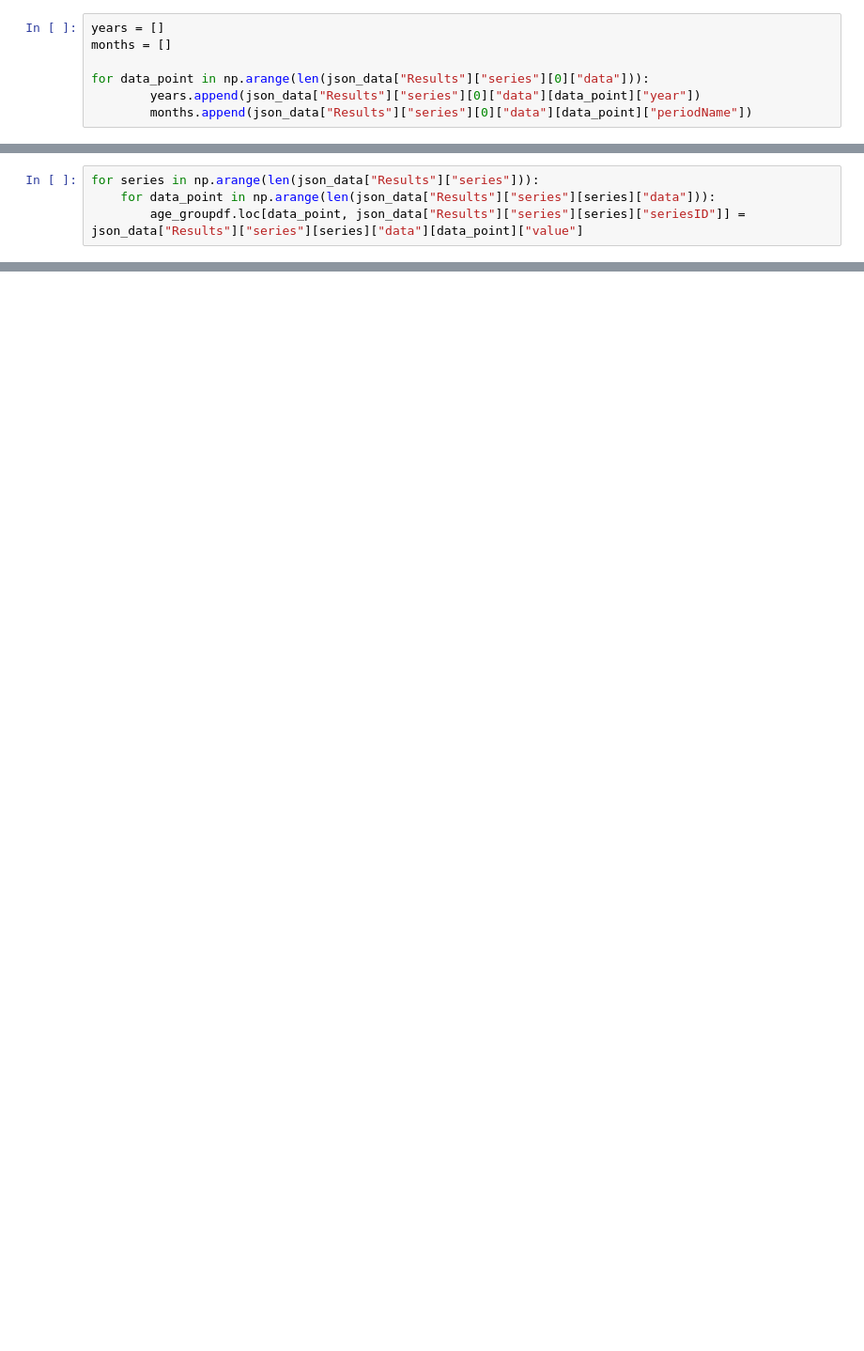
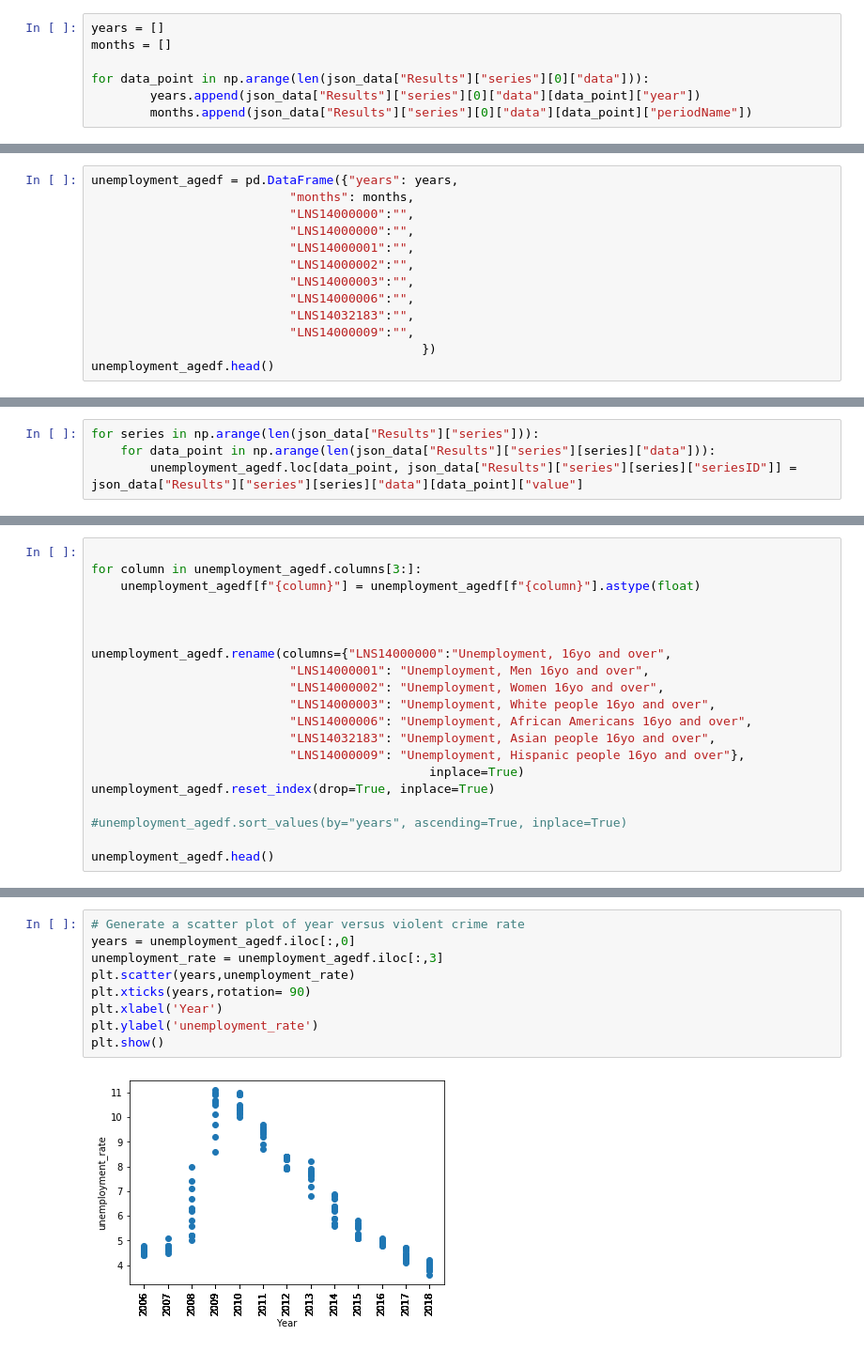
Before and after one commit to jasmine73317/Project-1_Unemployment_data, a Jupyter notebook: Unemployment age group.ipynb, the cells around one changed output, grey strips where cells are left out. Shown at 94% size. Drawn from its saved outputs; the diff is of its cells as text; blank space fills up the shorter version.

```diff
--- a/Unemployment age group.ipynb
+++ b/Unemployment age group.ipynb
@@ -75,0 +53,13 @@ age_groupdf.head()
+# %%
+unemployment_agedf = pd.DataFrame({"years": years,
+                           "months": months,
+                           "LNS14000000":"",
+                           "LNS14000000":"",
+                           "LNS14000001":"",
+                           "LNS14000002":"",
+                           "LNS14000003":"",
+                           "LNS14000006":"",
+                           "LNS14032183":"",
+                           "LNS14000009":"",
+                                             })
+unemployment_agedf.head()
@@ -76,4 +73,4 @@ age_groupdf.head()
 # %%
 for series in np.arange(len(json_data["Results"]["series"])):
     for data_point in np.arange(len(json_data["Results"]["series"][series]["data"])):
-        age_groupdf.loc[data_point, json_data["Results"]["series"][series]["seriesID"]] = json_data["Results"]["series"][series]["data"][data_point]["value"]
+        unemployment_agedf.loc[data_point, json_data["Results"]["series"][series]["seriesID"]] = json_data["Results"]["series"][series]["data"][data_point]["value"]
@@ -115,0 +77,20 @@ SyntaxError: invalid syntax (<ipython-input-22-fa065b149209>, line 1)
+# %%
+
+for column in unemployment_agedf.columns[3:]:
+    unemployment_agedf[f"{column}"] = unemployment_agedf[f"{column}"].astype(float)
+
+
+
+unemployment_agedf.rename(columns={"LNS14000000":"Unemployment, 16yo and over",
+                           "LNS14000001": "Unemployment, Men 16yo and over",
+                           "LNS14000002": "Unemployment, Women 16yo and over",
+                           "LNS14000003": "Unemployment, White people 16yo and over",
+                           "LNS14000006": "Unemployment, African Americans 16yo and over",
+                           "LNS14032183": "Unemployment, Asian people 16yo and over",
+                           "LNS14000009": "Unemployment, Hispanic people 16yo and over"},
+                                              inplace=True)
+unemployment_agedf.reset_index(drop=True, inplace=True)
+
+#unemployment_agedf.sort_values(by="years", ascending=True, inplace=True)
+
+unemployment_agedf.head()
@@ -115,0 +131,11 @@ SyntaxError: invalid syntax (<ipython-input-22-fa065b149209>, line 1)
+# %%
+# Generate a scatter plot of year versus violent crime rate
+years = unemployment_agedf.iloc[:,0]
+unemployment_rate = unemployment_agedf.iloc[:,3]
+plt.scatter(years,unemployment_rate)
+plt.xticks(years,rotation= 90)
+plt.xlabel('Year')
+plt.ylabel('unemployment_rate')
+plt.show()
+# %% [output]
+[figure, added]
```
Also changed, not shown: parts of 17 cells of this notebook, 2 other files.
